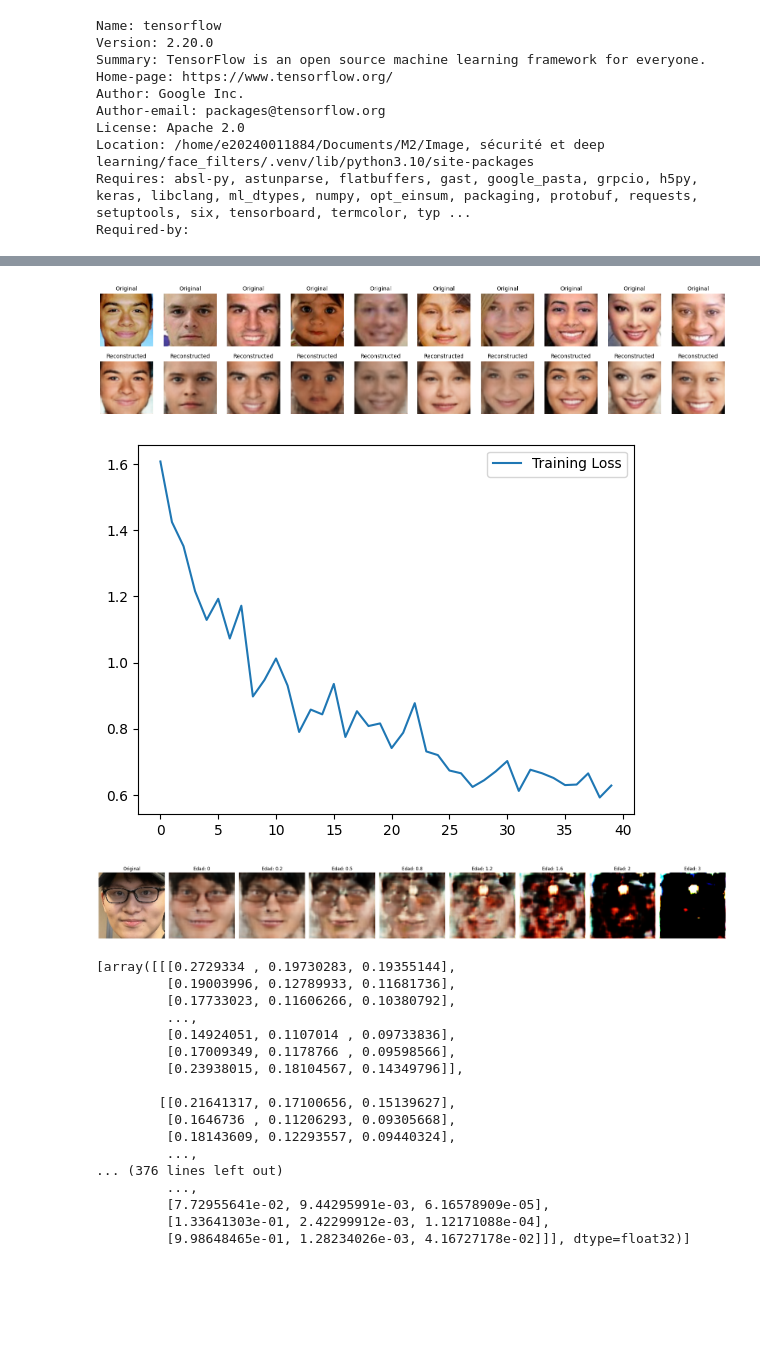
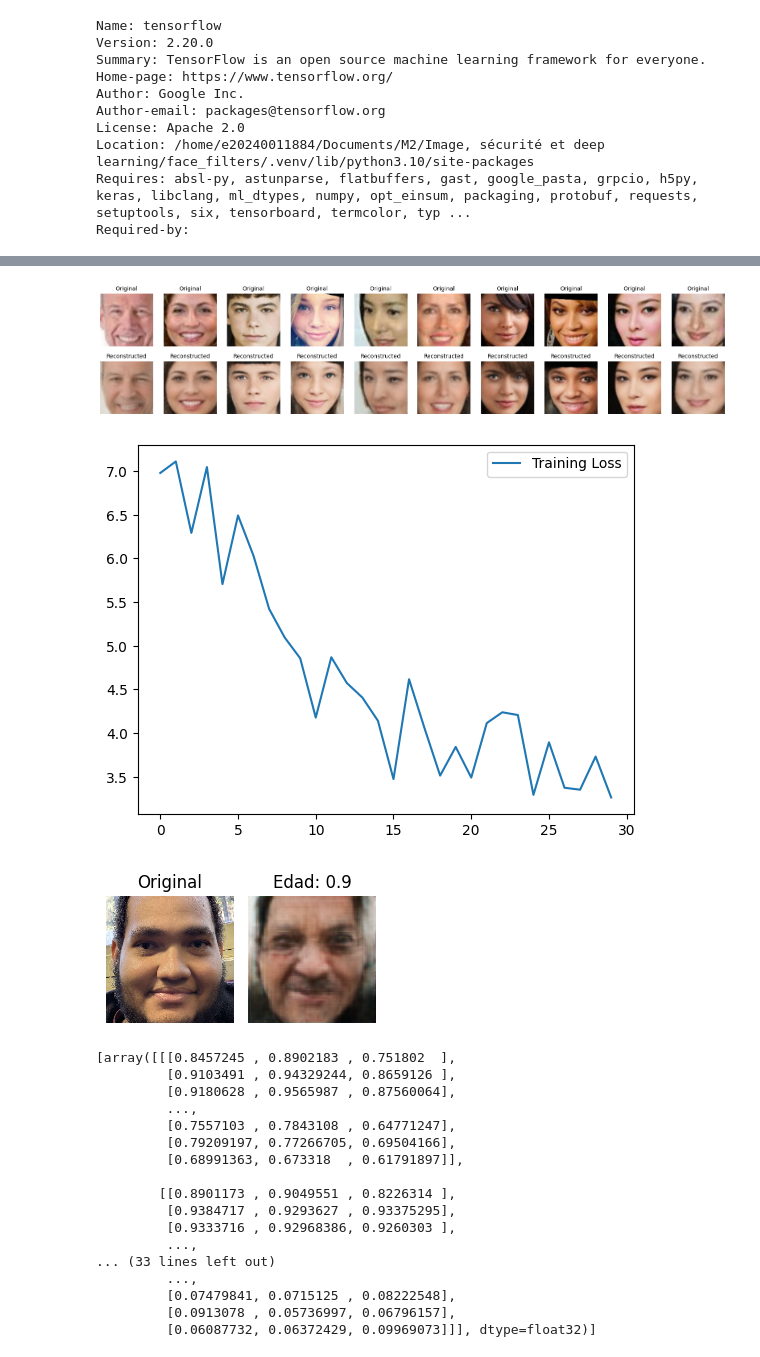
Before and after one commit to jjparrad/face_filters, a Jupyter notebook: src/Notebooks/face_filters_gpt.ipynb, the cells around one changed output, grey strips where cells are left out. Cells and saved outputs as stored; diff of their text form; code cells hidden in the pictures; blank space fills up the shorter version.

```diff
--- a/src/Notebooks/face_filters_gpt.ipynb
+++ b/src/Notebooks/face_filters_gpt.ipynb
@@ -74,7 +74,7 @@ images = []
 ages = []
 
 i = 0
-numImg = 25000
+numImg = 15000
 for root, dirs, files in os.walk(path):
     for file in files:
         if i >= numImg:
@@ -287,7 +294,7 @@ class VAE(tf.keras.Model):
         # Pesos recomendados
         self.recon_weight = 1.0
         self.p_weight = 1e-5
-        self.identity_weight = 100
+        self.identity_weight = 1000
 
     def compute_kl_weight(self):
         t = tf.clip_by_value(self.step_count / self.warmup_steps, 0.0, 1.0)
@@ -399,7 +406,7 @@ class SaveEveryN(tf.keras.callbacks.Callback):
             vae.save_weights(f'../Models/Temp/vae_weights_epoch_{epoch+1}.weights.h5')
 # %%
 # Train
-epochs = 40
+epochs = 30
 batch_size = 64
 
 history = vae.fit(
@@ -474,7 +486,7 @@ for i in range(n):
 
 plt.show()
 # %% [output]
-[figure, old version]
+[figure, new version]
 # %%
 loss = history.history['loss']
 
@@ -484,7 +496,7 @@ plt.plot(epoch_range, loss, label='Training Loss')
 plt.legend()
 plt.show()
 # %% [output]
-[figure, old version]
+[figure, new version]
 # %%
 def generate_age_variations(img_path, ages=[5, 15, 25, 40, 60, 80]):
     """
@@ -542,26 +554,26 @@ def generate_age_variations(img_path, ages=[5, 15, 25, 40, 60, 80]):
     return decoded_results
 # %%
 generate_age_variations(
-    img_path="../Images/XH.jpg",
+    img_path="../Images/MK.jpg",
     # ages=[0, -5, -2 ,-1, 1, 2, 5]
-    ages=[0, 0.2, 0.5, 0.8, 1.2, 1.6, 2, 3]
+    ages=[0.9]
 )
 # %% [output]
-[figure, old version]
+[figure, new version]
-[array([[[0.2729334 , 0.19730283, 0.19355144],
-         [0.19003996, 0.12789933, 0.11681736],
-         [0.17733023, 0.11606266, 0.10380792],
+[array([[[0.8457245 , 0.8902183 , 0.751802  ],
+         [0.9103491 , 0.94329244, 0.8659126 ],
+         [0.9180628 , 0.9565987 , 0.87560064],
          ...,
-         [0.14924051, 0.1107014 , 0.09733836],
-         [0.17009349, 0.1178766 , 0.09598566],
-         [0.23938015, 0.18104567, 0.14349796]],
+         [0.7557103 , 0.7843108 , 0.64771247],
+         [0.79209197, 0.77266705, 0.69504166],
+         [0.68991363, 0.673318  , 0.61791897]],
 
-        [[0.21641317, 0.17100656, 0.15139627],
-         [0.1646736 , 0.11206293, 0.09305668],
-         [0.18143609, 0.12293557, 0.09440324],
+        [[0.8901173 , 0.9049551 , 0.8226314 ],
+         [0.9384717 , 0.9293627 , 0.93375295],
+         [0.9333716 , 0.92968386, 0.9260303 ],
          ...,
-... (376 lines left out)
+... (33 lines left out)
          ...,
-         [7.72955641e-02, 9.44295991e-03, 6.16578909e-05],
-         [1.33641303e-01, 2.42299912e-03, 1.12171088e-04],
-         [9.98648465e-01, 1.28234026e-03, 4.16727178e-02]]], dtype=float32)]
+         [0.07479841, 0.0715125 , 0.08222548],
+         [0.0913078 , 0.05736997, 0.06796157],
+         [0.06087732, 0.06372429, 0.09969073]]], dtype=float32)]
```
Also changed, not shown: parts of 3 cells of this notebook, 3 other files.
